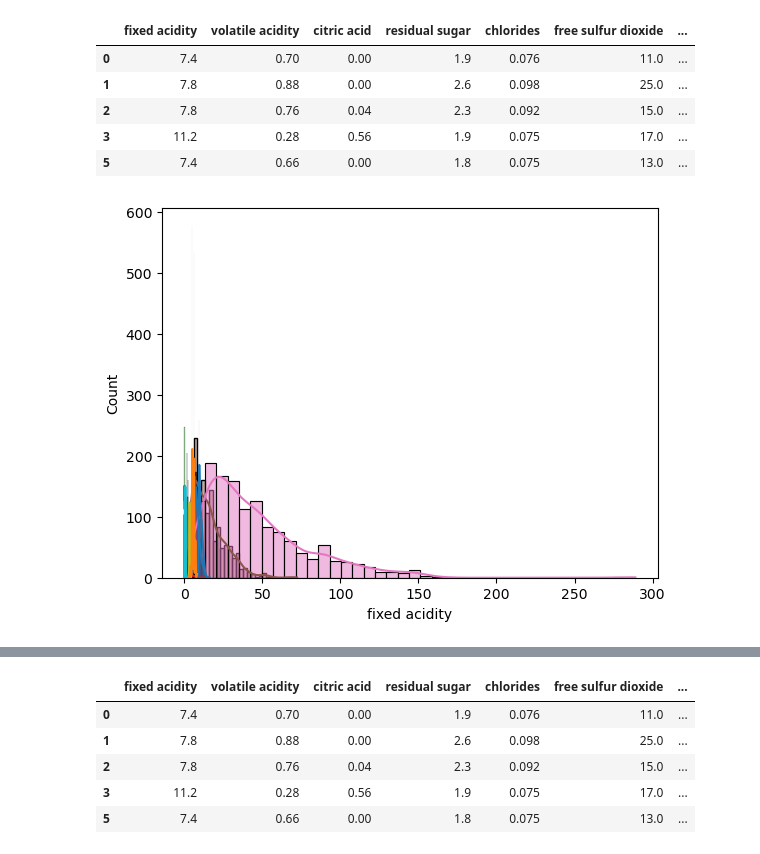
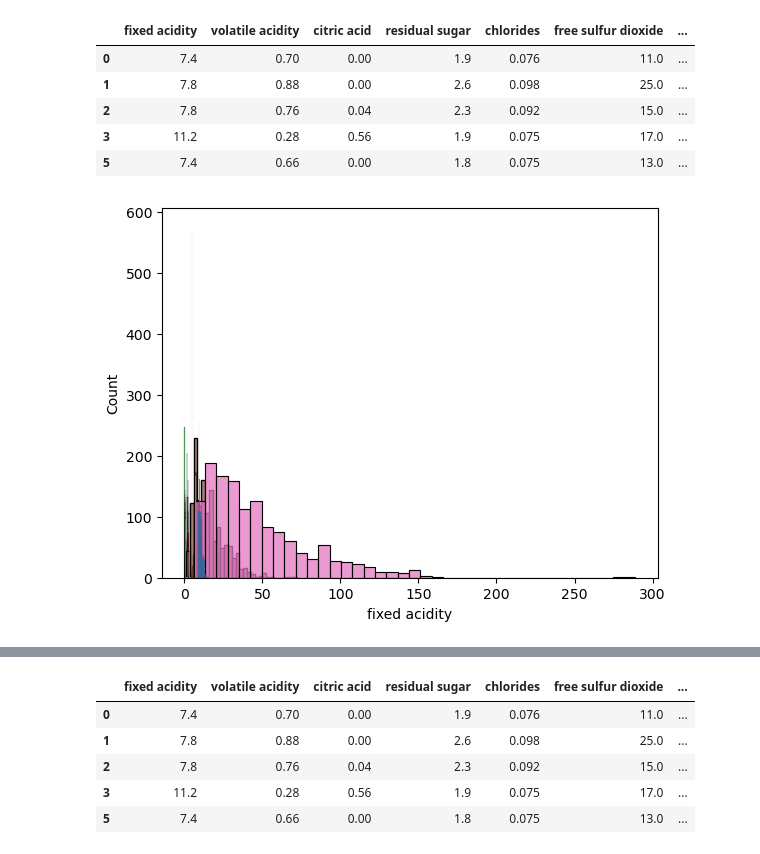
Before and after one commit to Sakib-Hasan3/Machine-Learning-Roadmap, a Jupyter notebook: Krish Naik (udemy)/Exploratory Data Analysis/WinequalityEDA.ipynb, the cells around one changed output, grey strips where cells are left out. Drawn from its saved outputs; the diff is of its cells as text; code cells hidden in the pictures.

```diff
--- a/Krish Naik (udemy)/Exploratory Data Analysis/WinequalityEDA.ipynb
+++ b/Krish Naik (udemy)/Exploratory Data Analysis/WinequalityEDA.ipynb
@@ -175,9 +175,9 @@ df.head()
 | 5 | 7.4 | 0.66 | 0.00 | 1.8 | 0.075 | 13.0 | ... |
 # %%
 for column in df.columns:
-    sns.histplot(df[column],kde=True)
+    sns.histplot(df[column],kde=False)
 # %% [output]
-[figure, old version]
+[figure, new version]
 # %%
 sns.histplot(df['alcohol'])
 # %% [output]
```
Also changed, not shown: parts of 16 cells of this notebook.
